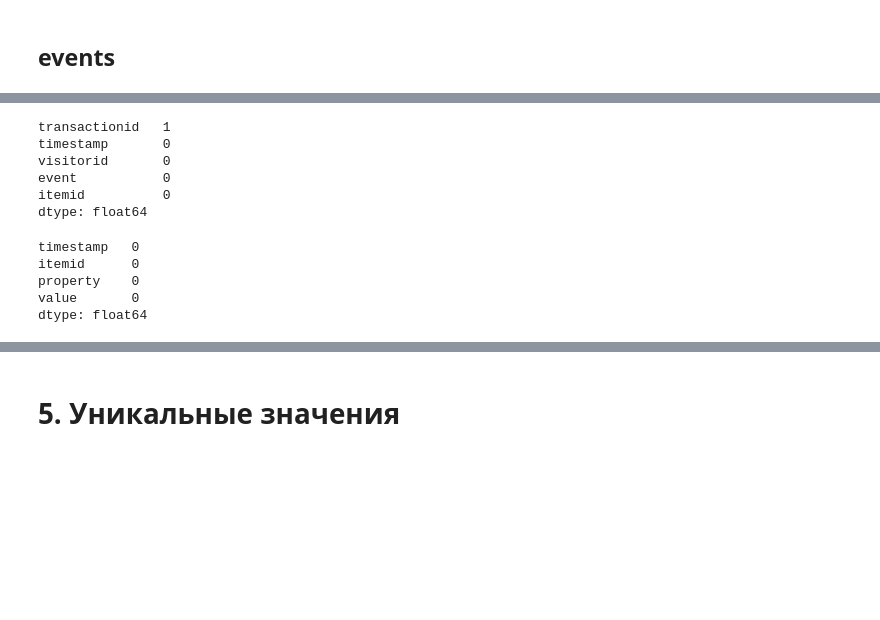
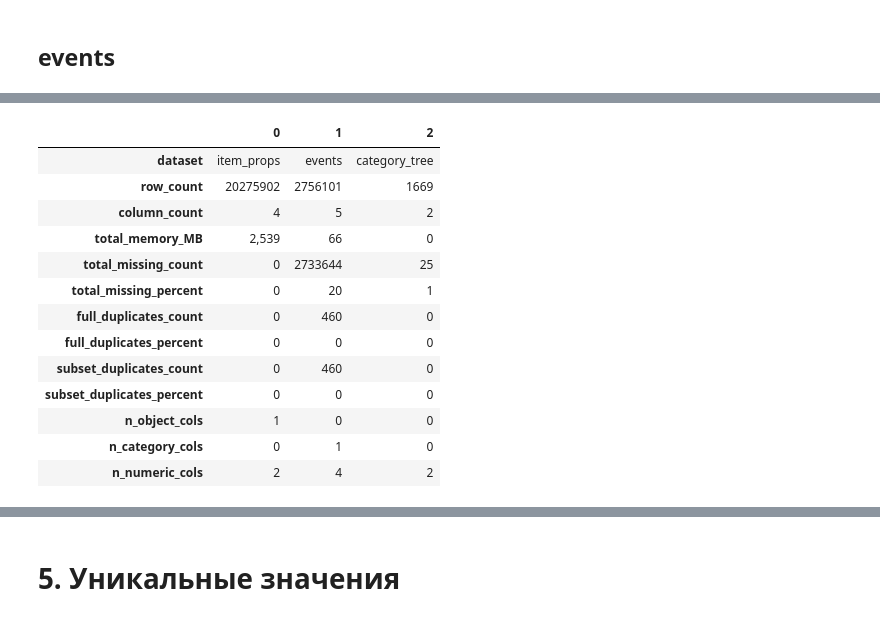
Before and after one commit to Manaam9/ecommerce-recsys, a Jupyter notebook: notebooks/01_eda.ipynb, the cells around one changed output, grey strips where cells are left out. Drawn from its saved outputs; the diff is of its cells as text; code cells hidden in the pictures; blank space fills up the shorter version.

```diff
--- a/notebooks/01_eda.ipynb
+++ b/notebooks/01_eda.ipynb
@@ -500,18 +876,31 @@ memory usage: 65.7 MB
-# %%
-events.isnull().mean().sort_values(ascending=False)
-# %% [output]
-transactionid   1
-timestamp       0
-visitorid       0
-event           0
-itemid          0
-dtype: float64
-# %%
-item_props.isnull().mean().sort_values(ascending=False)
-# %% [output]
-timestamp   0
-itemid      0
-property    0
-value       0
-dtype: float64
+# %%
+datasets = {
+    "events": {
+        "df": events,
+        "subset": ["timestamp", "visitorid", "event", "itemid", "transactionid"],
+    },
+    "category_tree": {"df": category_tree, "subset": ["categoryid"]},
+    "item_props": {
+        "df": item_props,
+        "subset": ["timestamp", "itemid", "property", "value"],
+    },
+}
+
+dataset_summary = build_dataset_summary(datasets)
+display(dataset_summary.T)
+# %% [output]
+|  | 0 | 1 | 2 |
+| dataset | item_props | events | category_tree |
+| row_count | 20275902 | 2756101 | 1669 |
+| column_count | 4 | 5 | 2 |
+| total_memory_MB | 2,539 | 66 | 0 |
+| total_missing_count | 0 | 2733644 | 25 |
+| total_missing_percent | 0 | 20 | 1 |
+| full_duplicates_count | 0 | 460 | 0 |
+| full_duplicates_percent | 0 | 0 | 0 |
+| subset_duplicates_count | 0 | 460 | 0 |
+| subset_duplicates_percent | 0 | 0 | 0 |
+| n_object_cols | 1 | 0 | 0 |
+| n_category_cols | 0 | 1 | 0 |
+| n_numeric_cols | 2 | 4 | 2 |
 # %% [markdown]
```
Also changed, not shown: parts of 25 cells of this notebook.
